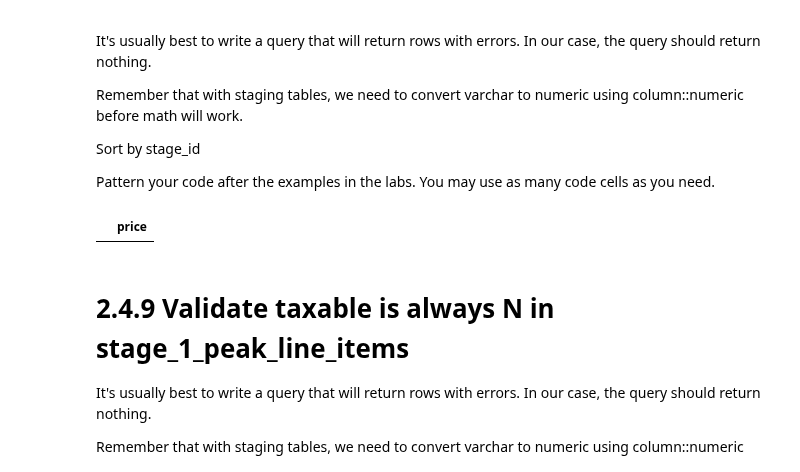
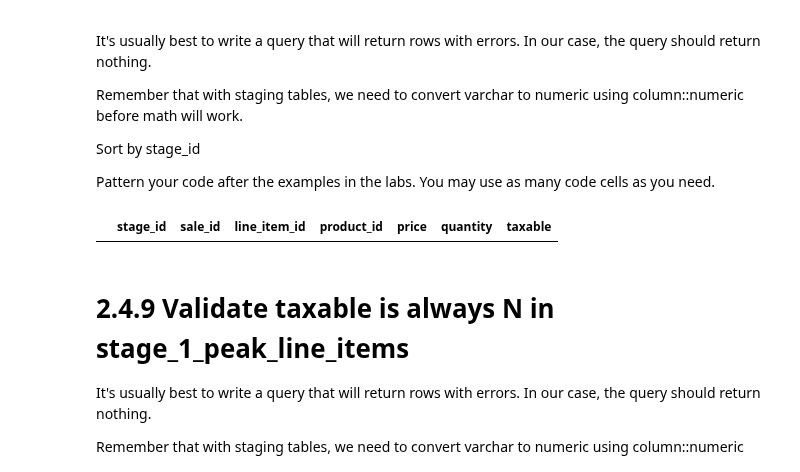
Before and after one commit to jvgalvin/Portfolio, a Jupyter notebook: project_2_4.ipynb, the cells around one changed output. Cells and saved outputs as stored; diff of their text form; code cells hidden in the pictures.

```diff
--- a/project_2_4.ipynb
+++ b/project_2_4.ipynb
@@ -372,21 +369,21 @@ Pattern your code after the examples in the labs.  You may use as many code cell
 # %%
 # Validate that price = 12 in stage_1_peak_line_items
 
 rollback_before_flag = True
 rollback_after_flag = True
 
 query = """
 
-select price
+select *
 from stage_1_peak_line_items
 where price::numeric <> 12
 order by stage_id;
 
 """
 
 my_select_query_pandas(query, rollback_before_flag, rollback_after_flag)
 # %% [output]
-|  | price |
+|  | stage_id | sale_id | line_item_id | product_id | price | quantity | taxable |
 # %% [markdown]
 # 2.4.9 Validate taxable is always N in stage_1_peak_line_items
 
```
Also changed, not shown: parts of 7 cells of this notebook.
